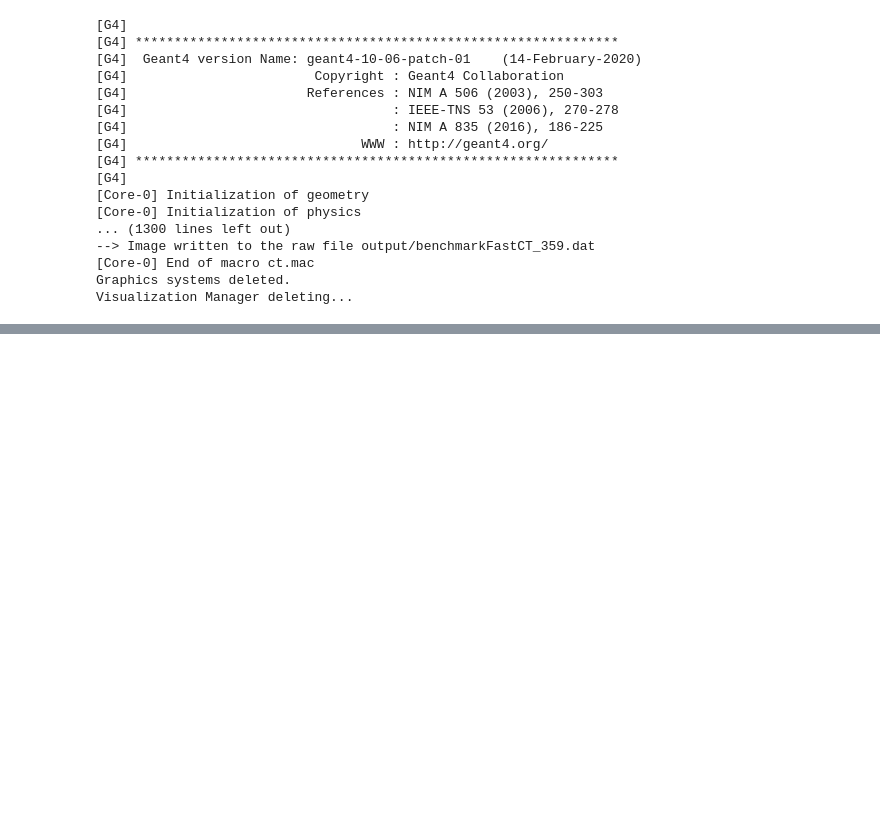
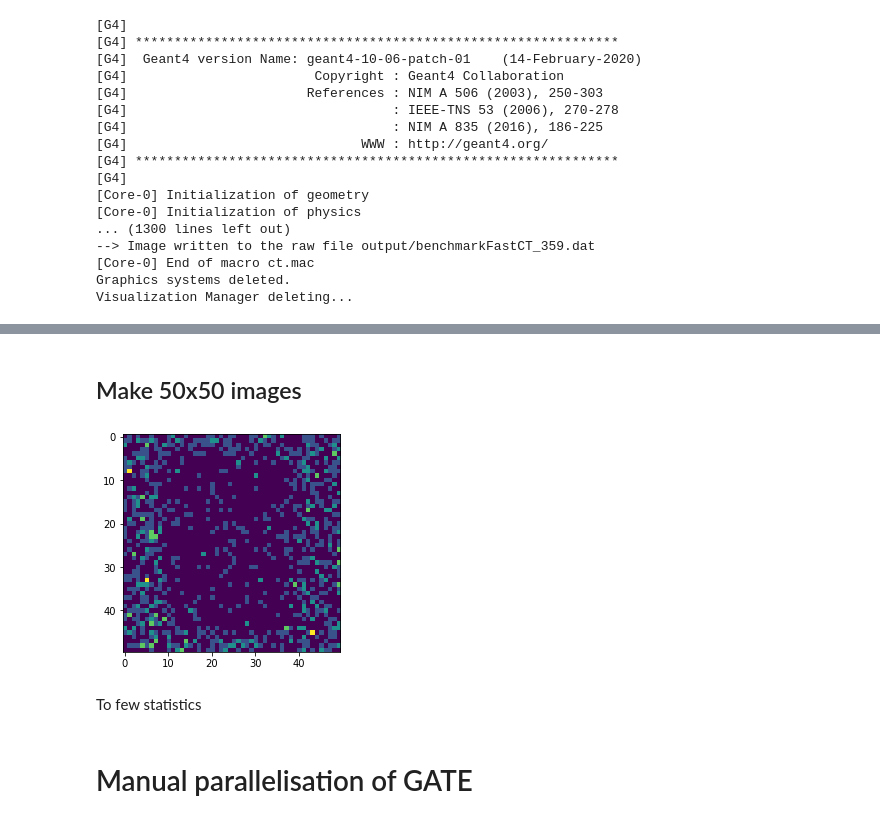
Before and after one commit to m-dupont/gate-python-training, a Jupyter notebook: parallelisation/parallelisation.ipynb, the cells around one changed output, grey strips where cells are left out. Cells and saved outputs as stored; diff of their text form; code cells hidden in the pictures; blank space fills up the shorter version.

```diff
--- a/parallelisation/parallelisation.ipynb
+++ b/parallelisation/parallelisation.ipynb
@@ -44,0 +152,2 @@ Visualization Manager deleting...
+# %%
+singles = np.load("output/data.Singles.npy")
@@ -44,0 +201,2 @@ Visualization Manager deleting...
+# %%
+df = pd.DataFrame(singles)
@@ -44,0 +207,2 @@ Visualization Manager deleting...
+# %% [markdown]
+## Make 50x50 images
@@ -44,0 +211,18 @@ Visualization Manager deleting...
+# %%
+def make_image(s):
+    binx = np.linspace(-25,25 , 51)
+    biny = np.linspace(-25,25 , 51)
+    H, xedges, yedges = np.histogram2d(s['globalPosX'], s['globalPosY'], bins=(binx, biny))
+    H = np.flip(H.T,0)
+    return H
+# %%
+ret = df.groupby('runID').apply(make_image)
+stack = np.stack(ret)
+# %%
+plt.imshow(stack[0]);
+# %% [output]
+[figure, added]
+# %% [markdown]
+To few statistics
+# %% [markdown]
+# Manual parallelisation of GATE
```
Also changed, not shown: parts of 114 cells of this notebook, 2 other files.
